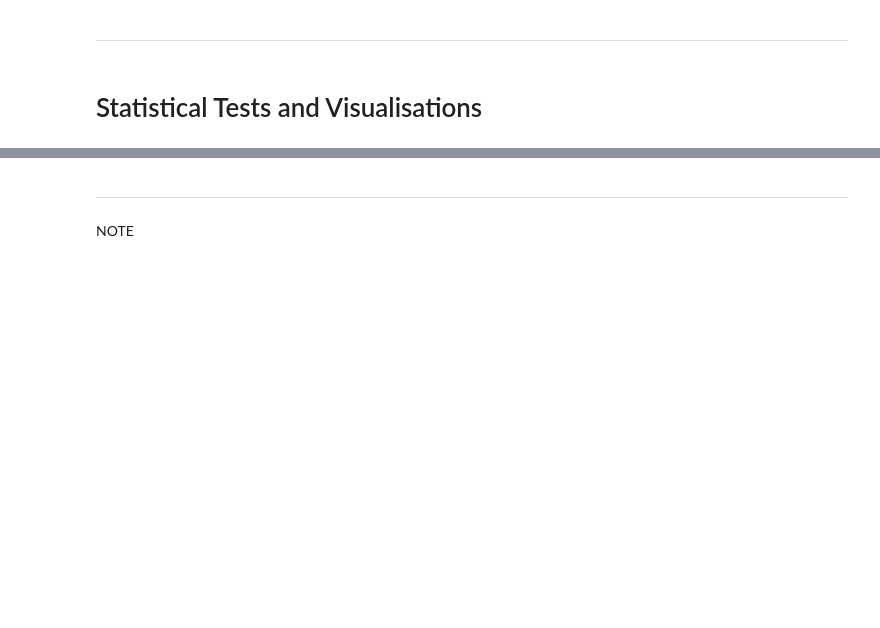
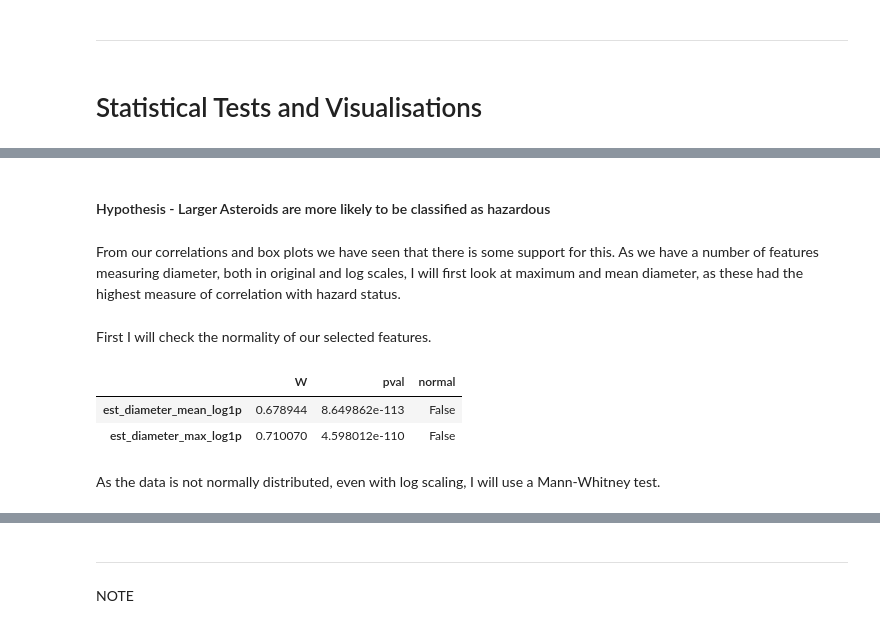
Before and after one commit to Mikeecee1/Near-Earth-Asteroid-Analysis, a Jupyter notebook: jupyter_notebooks/Visualisation.ipynb, the cells around one changed output, grey strips where cells are left out. Drawn from its saved outputs; the diff is of its cells as text; code cells hidden in the pictures; blank space fills up the shorter version.

Commit message:
Completed statistical tests for first hypothesis

```diff
--- a/jupyter_notebooks/Visualisation.ipynb
+++ b/jupyter_notebooks/Visualisation.ipynb
@@ -264,0 +284,18 @@ Section 2 content
+# %% [markdown]
+#### Hypothesis - Larger Asteroids are more likely to be classified as hazardous
+# %% [markdown]
+From our correlations and box plots we have seen that there is some support for this.
+As we have a number of features measuring diameter, both in original and log scales, I will first look at maximum and mean diameter, as these had the highest measure of correlation with hazard status.
+# %% [markdown]
+First I will check the normality of our selected features.
+# %%
+#first I will check if the check for normality
+import pingouin as pg
+df_test = df[['est_diameter_mean_log1p',"est_diameter_max_log1p"]]
+pg.normality(df_test,alpha=0.05)
+# %% [output]
+|  | W | pval | normal |
+| est_diameter_mean_log1p | 0.678944 | 8.649862e-113 | False |
+| est_diameter_max_log1p | 0.710070 | 4.598012e-110 | False |
+# %% [markdown]
+As the data is not normally distributed, even with log scaling, I will use a Mann-Whitney test.
```
Also changed, not shown: parts of 11 cells of this notebook, 1 other file.
